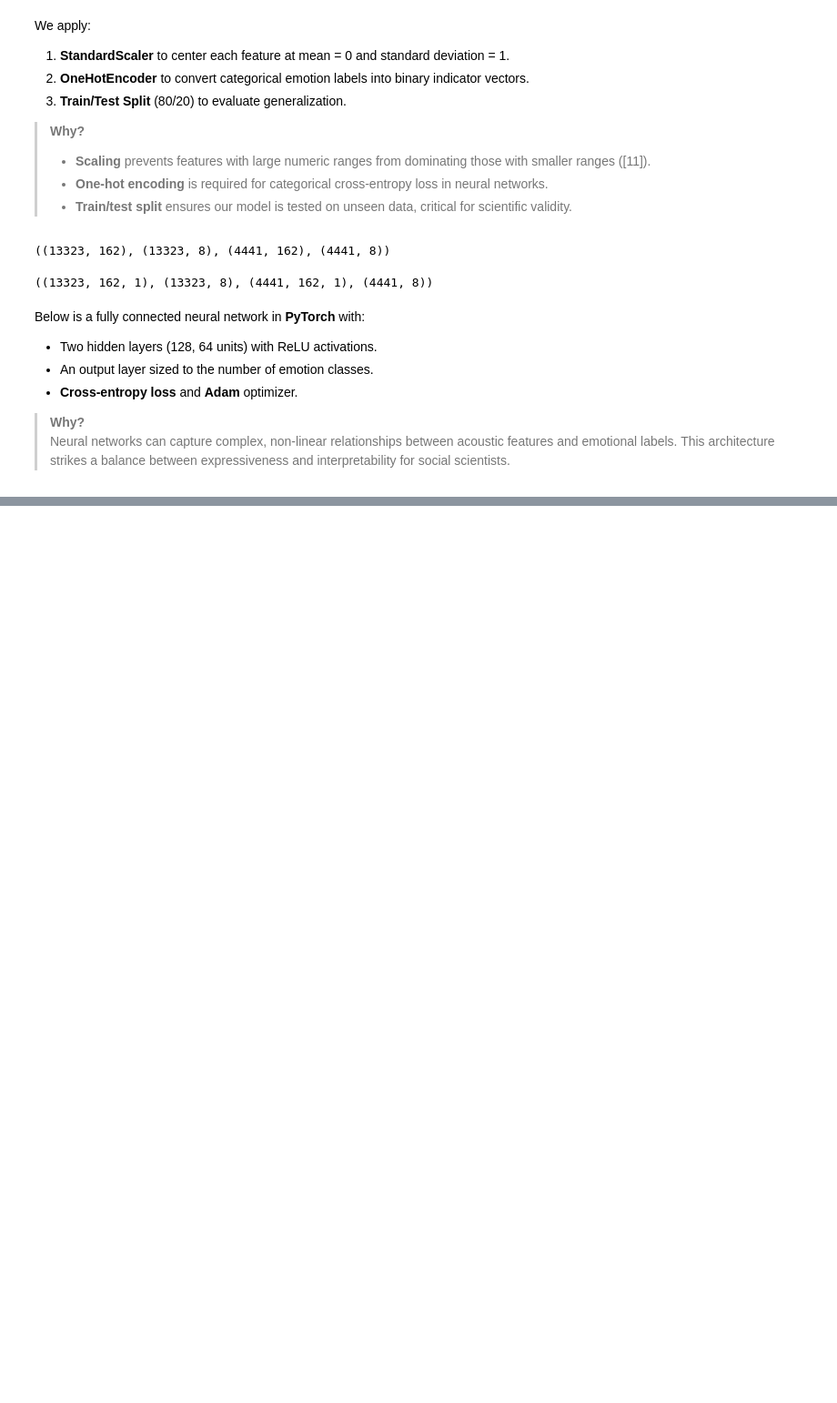
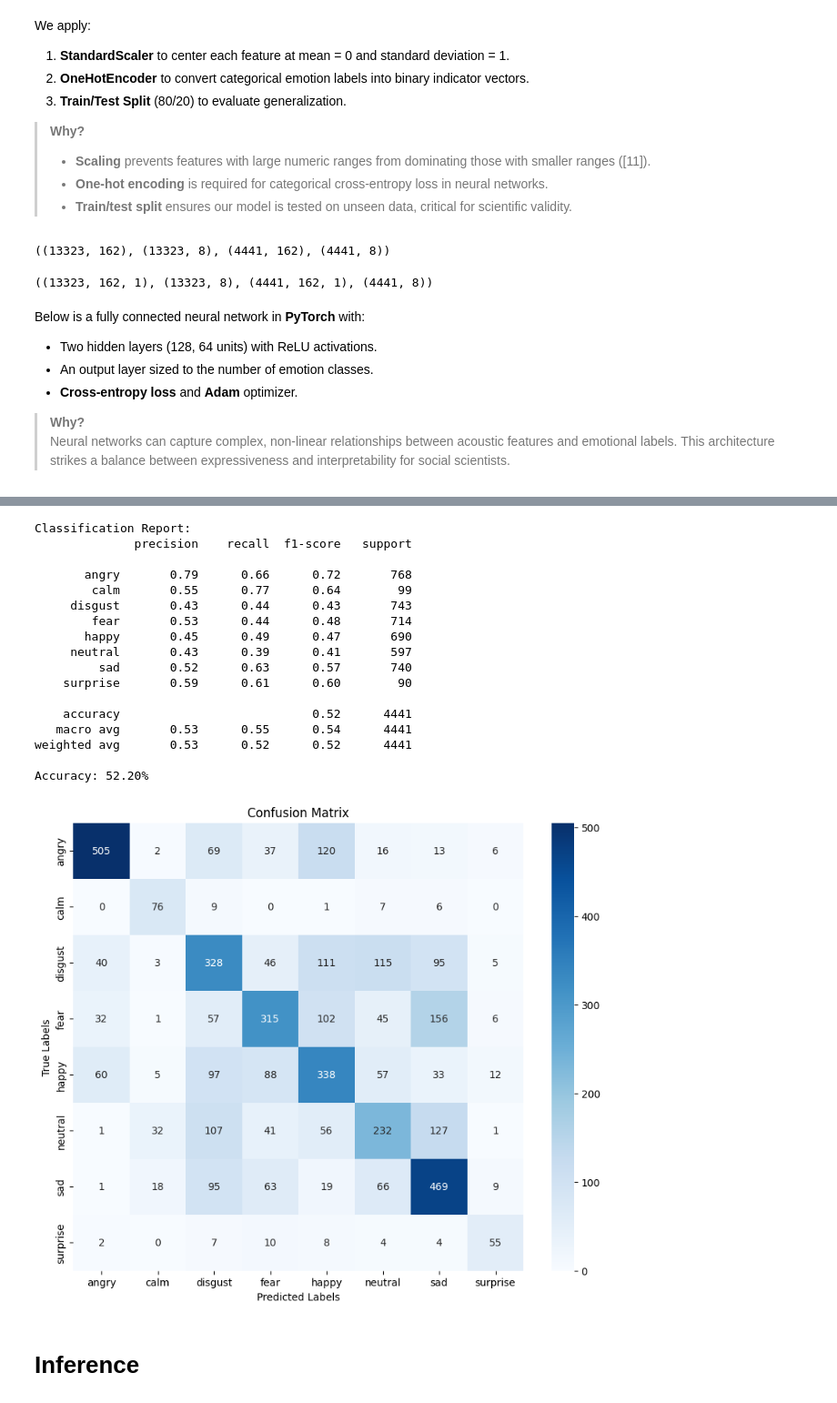
Before and after one commit to shyamgupta196/Audio-Sentiment-Classification, a Jupyter notebook: audio-sentiment-classification.ipynb, the cells around one changed output, grey strips where cells are left out. Shown at 91% size. Drawn from its saved outputs; the diff is of its cells as text; code cells hidden in the pictures; blank space fills up the shorter version.

```diff
--- a/audio-sentiment-classification.ipynb
+++ b/audio-sentiment-classification.ipynb
@@ -1110,0 +478,40 @@ y_test = encoder.inverse_transform(y_test)
+# %%
+# Generate classification report
+print("Classification Report:")
+print(classification_report(y_test, y_pred))
+
+# Calculate accuracy
+accuracy = accuracy_score(y_test, y_pred)
+print(f"Accuracy: {accuracy * 100:.2f}%")
+
+# Generate confusion matrix
+conf_matrix = confusion_matrix(y_test, y_pred, labels=encoder.categories_[0])
+
+# Plot confusion matrix
+plt.figure(figsize=(10, 8))
+sns.heatmap(conf_matrix, annot=True, fmt='d', cmap='Blues', xticklabels=encoder.categories_[0], yticklabels=encoder.categories_[0])
+plt.title("Confusion Matrix")
+plt.xlabel("Predicted Labels")
+plt.ylabel("True Labels")
+plt.show()
+# %% [output]
+Classification Report:
+              precision    recall  f1-score   support
+
+       angry       0.79      0.66      0.72       768
+        calm       0.55      0.77      0.64        99
+     disgust       0.43      0.44      0.43       743
+        fear       0.53      0.44      0.48       714
+       happy       0.45      0.49      0.47       690
+     neutral       0.43      0.39      0.41       597
+         sad       0.52      0.63      0.57       740
+    surprise       0.59      0.61      0.60        90
+
+    accuracy                           0.52      4441
+   macro avg       0.53      0.55      0.54      4441
+weighted avg       0.53      0.52      0.52      4441
+
+Accuracy: 52.20%
+[figure, added]
+# %% [markdown]
+# Inference
```
Also changed, not shown: parts of 31 cells of this notebook, 6 other files.
